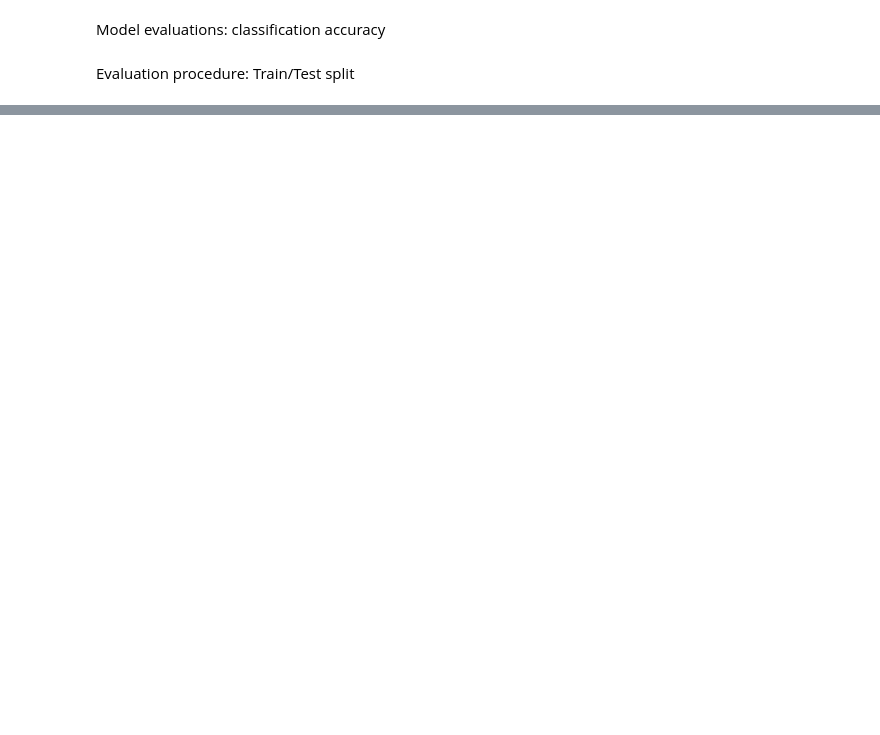
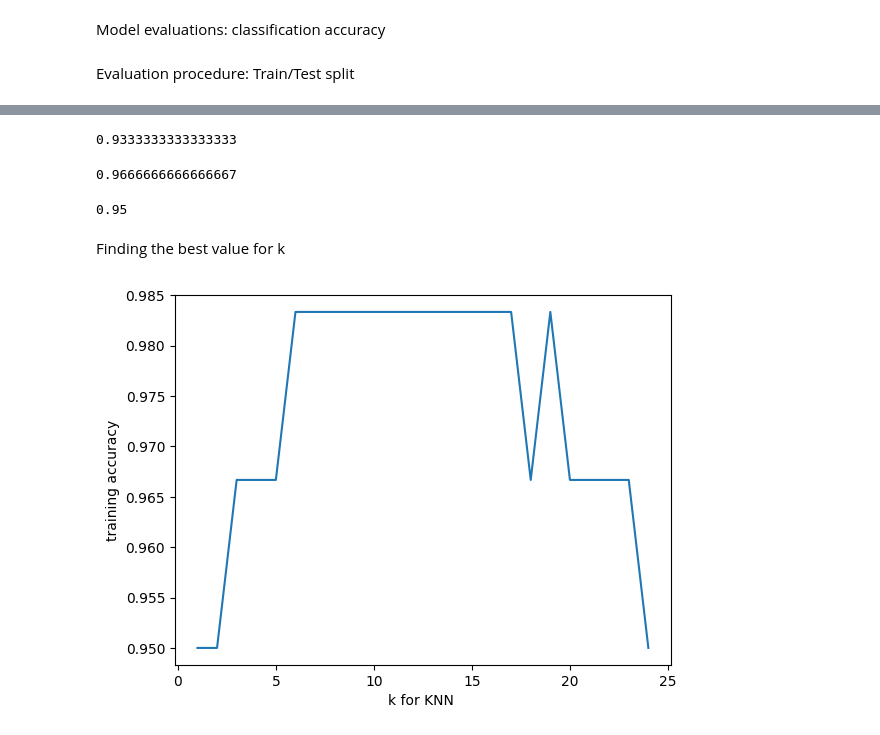
Before and after one commit to SaraKhorram0/Machine-Learning-Codes, a Jupyter notebook: Iris-dataset.ipynb, the cells around one changed output, grey strips where cells are left out. Cells and saved outputs as stored; diff of their text form; code cells hidden in the pictures; blank space fills up the shorter version.

```diff
--- a/Iris-dataset.ipynb
+++ b/Iris-dataset.ipynb
@@ -35,0 +38,40 @@ X_train, X_test, y_train, y_test = train_test_split(X, y, test_size=0.25, random
+# %%
+logreg = LogisticRegression(solver='liblinear')
+logreg.fit(X_train, y_train)
+y_pred = logreg.predict(X_test)
+metrics.accuracy_score(y_test, y_pred)
+# %% [output]
+0.9333333333333333
+# %%
+knn = KNeighborsClassifier(n_neighbors=5)
+knn.fit(X_train, y_train)
+y_pred = knn.predict(X_test)
+metrics.accuracy_score(y_test, y_pred)
+# %% [output]
+0.9666666666666667
+# %%
+knn = KNeighborsClassifier(n_neighbors=1)
+knn.fit(X_train, y_train)
+y_pred = knn.predict(X_test)
+metrics.accuracy_score(y_test, y_pred)
+# %% [output]
+0.95
+# %% [markdown]
+Finding the best value for k
+# %%
+k_range = list(range(1, 25))
+scores = []
+for k in k_range:
+    knn = KNeighborsClassifier(n_neighbors=k)
+    knn.fit(X_train, y_train)
+    y_pred = knn.predict(X_test)
+    scores.append(metrics.accuracy_score(y_test, y_pred))
+# %%
+import matplotlib.pyplot as plt
+%matplotlib inline
+plt.plot(k_range, scores)
+plt.xlabel('k for KNN ')
+plt.ylabel('training accuracy')
+plt.show()
+# %% [output]
+[figure, added]
```
Also changed, not shown: parts of 3 cells of this notebook.
